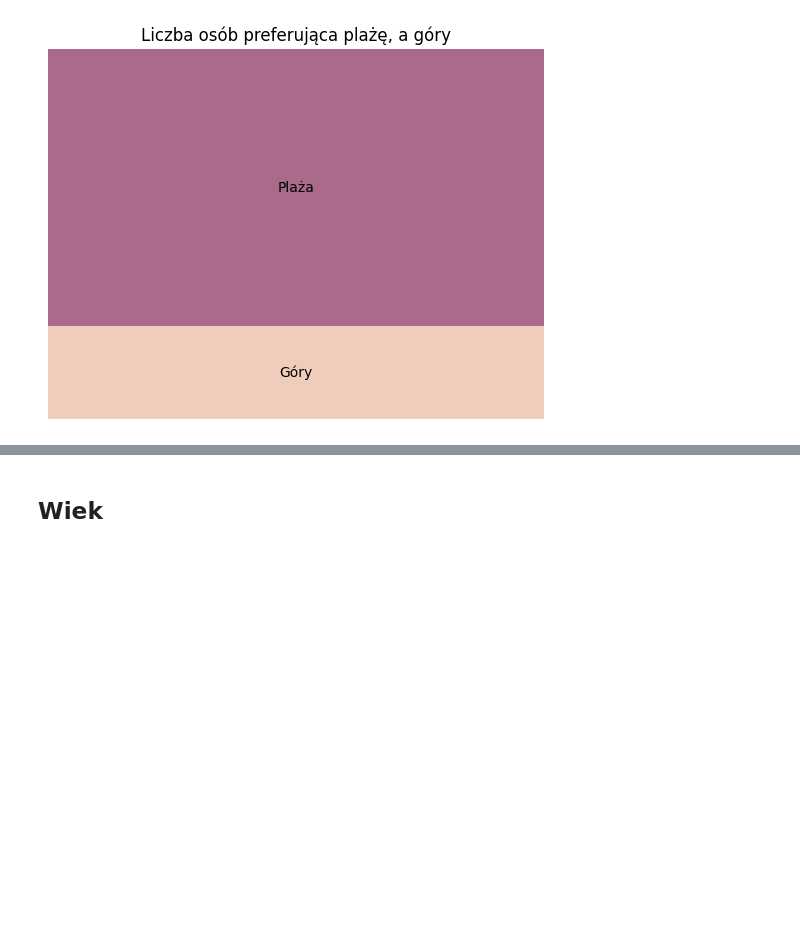
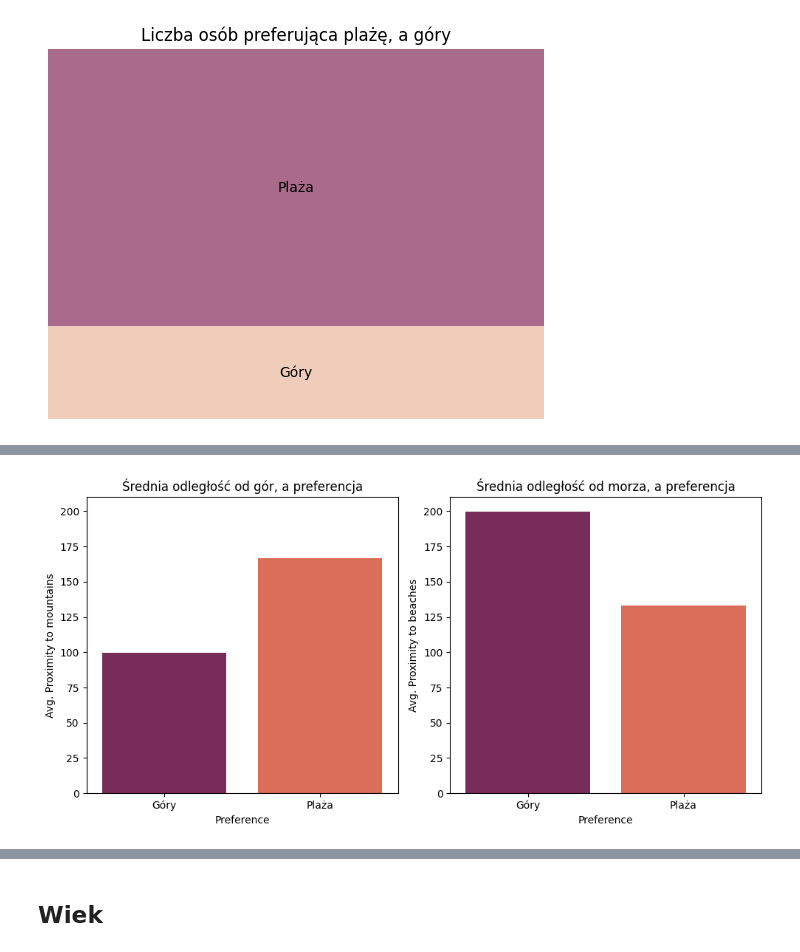
Before and after one commit to TairilKK/BD-projekt, a Jupyter notebook: eda.ipynb, the cells around one changed output, grey strips where cells are left out. Saved outputs shown, nothing was run; the diff lists cells and outputs as text; code cells hidden in the pictures; blank space fills up the shorter version.

```diff
--- a/eda.ipynb
+++ b/eda.ipynb
@@ -63,0 +95,28 @@ plt.show()
+# %%
+pref_prox_mountain = df.groupBy('Preference').avg('Proximity_to_Mountains').toPandas()
+pref_prox_beach = df.groupBy('Preference').avg('Proximity_to_Beaches').toPandas()
+
+pref_prox_mountain["Preference"] = pref_prox_mountain["Preference"].replace({0: "Plaża", 1: "Góry"})
+pref_prox_beach["Preference"] = pref_prox_beach["Preference"].replace({0: "Plaża", 1: "Góry"})
+
+plt.figure(figsize=(10, 5))
+
+plt.subplot(1, 2, 1)
+sns.barplot(data=pref_prox_mountain, y='avg(Proximity_to_Mountains)', x='Preference'
+            , palette="rocket", hue="Preference")
+plt.title('Średnia odległość od gór, a preferencja')
+plt.ylabel('Avg. Proximity to mountains')
+plt.ylim((0, 210))
+
+plt.subplot(1, 2, 2)
+sns.barplot(data=pref_prox_beach, y='avg(Proximity_to_Beaches)', x='Preference'
+            , palette="rocket", hue="Preference")
+plt.title('Średnia odległość od morza, a preferencja')
+plt.ylabel('Avg. Proximity to beaches')
+plt.ylim((0, 210))
+
+
+plt.tight_layout()
+plt.show()
+# %% [output]
+[figure, added]
```
Also changed, not shown: parts of 10 cells of this notebook.
